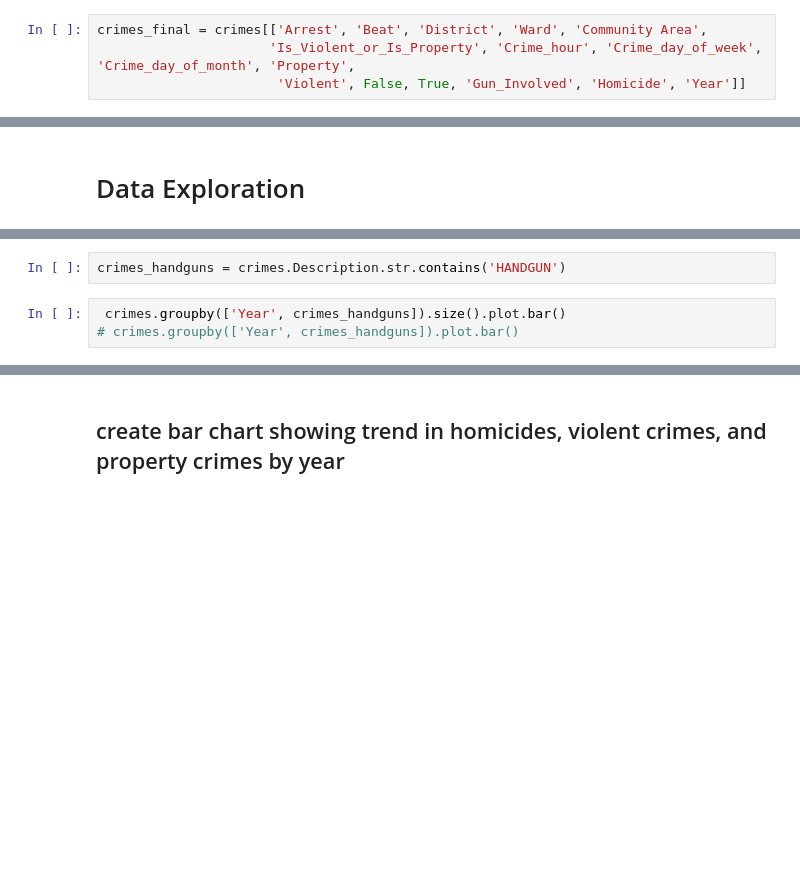
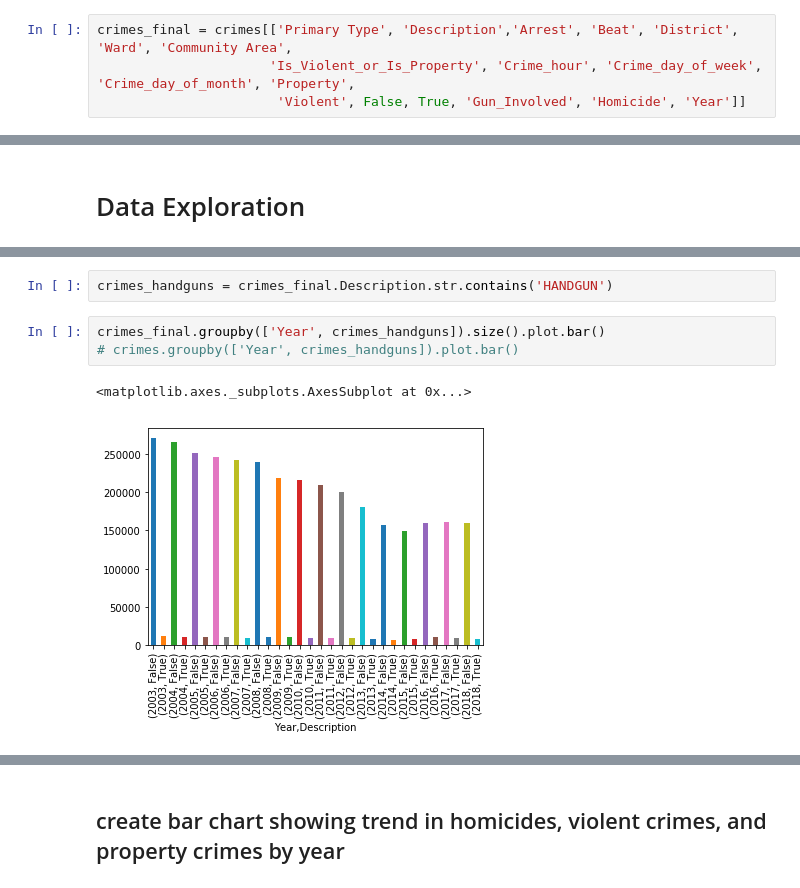
Before and after one commit to igopalan/Analyzing-Crimes-in-Chicago, a Jupyter notebook: Thinkful_FinalCapstone_CrimesInChicago_2003-2018.py.ipynb, the cells around one changed output, grey strips where cells are left out. Drawn from its saved outputs; the diff is of its cells as text; blank space fills up the shorter version.

```diff
--- a/Thinkful_FinalCapstone_CrimesInChicago_2003-2018.py.ipynb
+++ b/Thinkful_FinalCapstone_CrimesInChicago_2003-2018.py.ipynb
@@ -177,5 +276,5 @@ crimes.columns
 # %%
-crimes_final = crimes[['Arrest', 'Beat', 'District', 'Ward', 'Community Area',
+crimes_final = crimes[['Primary Type', 'Description','Arrest', 'Beat', 'District', 'Ward', 'Community Area',
                       'Is_Violent_or_Is_Property', 'Crime_hour', 'Crime_day_of_week', 'Crime_day_of_month', 'Property',
                        'Violent', False, True, 'Gun_Involved', 'Homicide', 'Year']]
 # %%
@@ -202,5 +343,8 @@ plt.ylabel('Total Crimes')
 # %%
-crimes_handguns = crimes.Description.str.contains('HANDGUN')
+crimes_handguns = crimes_final.Description.str.contains('HANDGUN')
 # %%
- crimes.groupby(['Year', crimes_handguns]).size().plot.bar()
+crimes_final.groupby(['Year', crimes_handguns]).size().plot.bar()
 # crimes.groupby(['Year', crimes_handguns]).plot.bar()
+# %% [output]
+<matplotlib.axes._subplots.AxesSubplot at 0x...>
+[figure, added]
```
Also changed, not shown: parts of 44 cells of this notebook.
